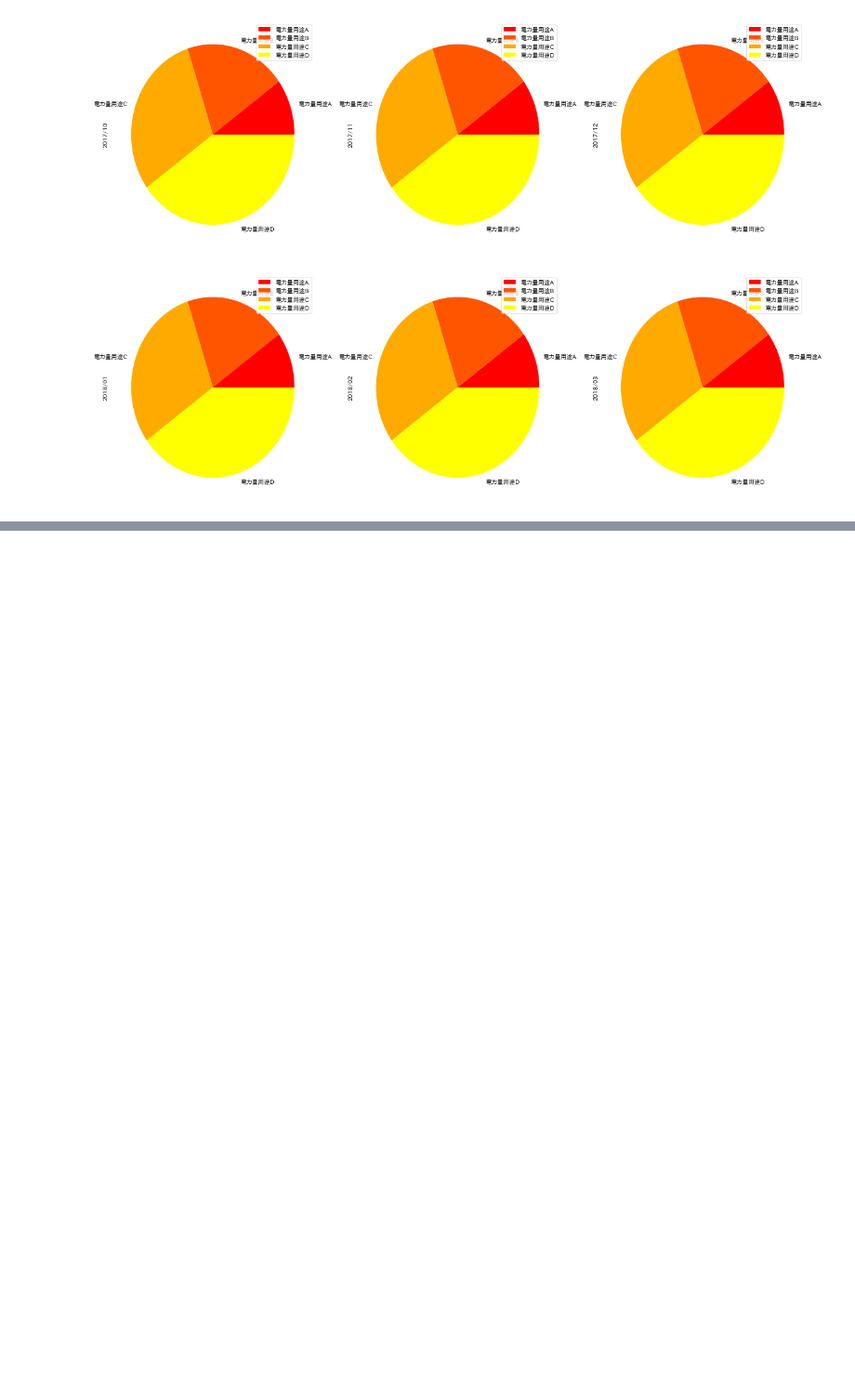
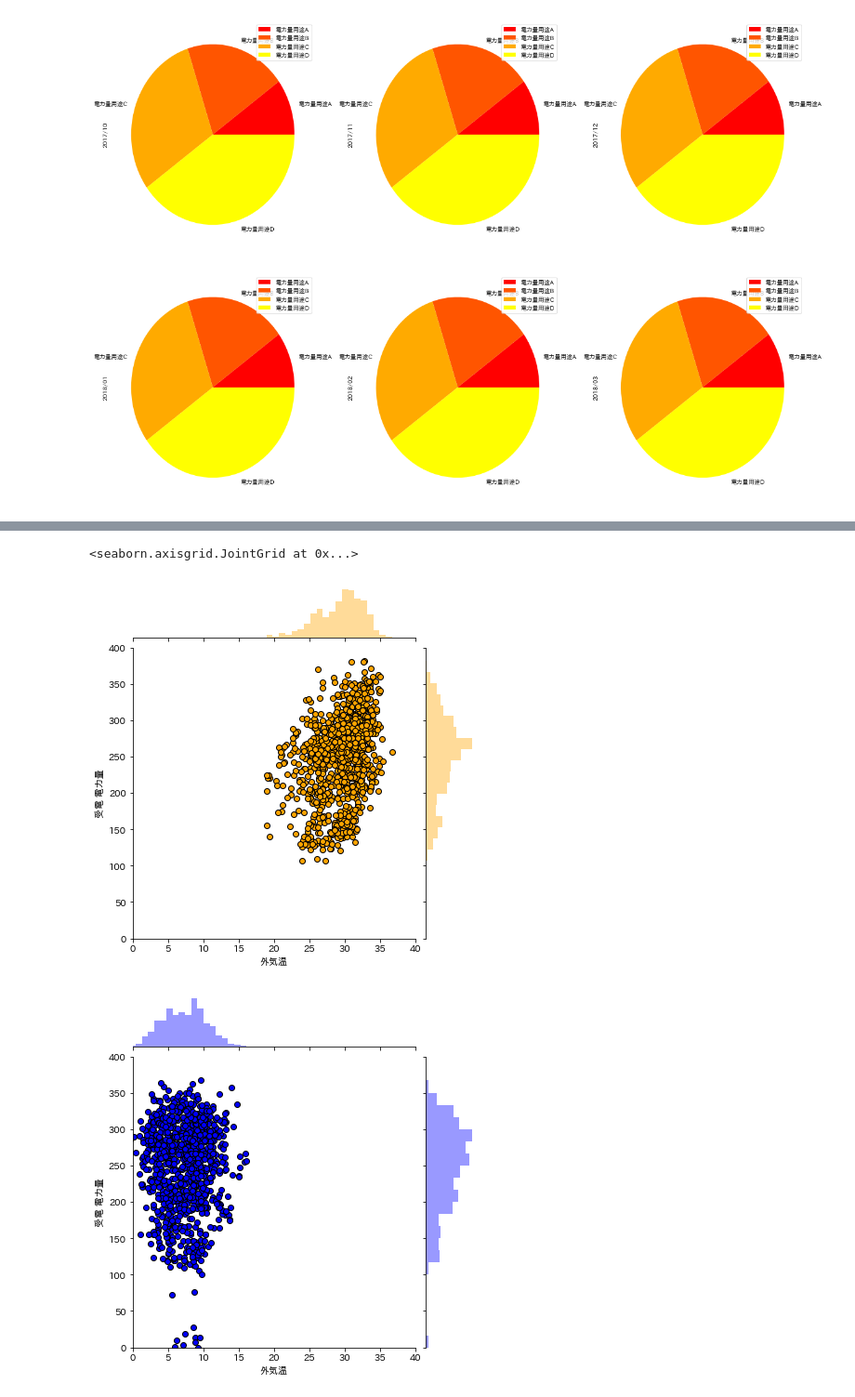
Before and after one commit to snuow/Visualization_for_EnergyDataAnalysis, a Jupyter notebook: Visualization_EnergyConsumption.ipynb, the cells around one changed output, grey strips where cells are left out. Shown at 93% size. Saved outputs shown, nothing was run; the diff lists cells and outputs as text; code cells hidden in the pictures; blank space fills up the shorter version.

Commit message:
fixed energycomsumption sns.jointplot

```diff
--- a/Visualization_EnergyConsumption.ipynb
+++ b/Visualization_EnergyConsumption.ipynb
@@ -35,8 +36,9 @@ vis_df = pd.read_csv(r'use_data/energy_data.csv',
                      engine='python',
                      parse_dates=[0],
                      header=0,
-                     skiprows=[1]
+                     skiprows=[1],
                     )
+#vis_df.index.freq = 'H'
 # %%
 #読み込んだデータの情報を出力
 vis_df.info()
@@ -245,0 +248,32 @@ sns.pairplot(vis_df_month['2017/05':'2017/10'],
+# %%
+# 特定の相関関係を見るときに使用
+# 同時にヒストグラムも表示
+# 夏期
+sns.jointplot(x = '外気温',# x軸の値を文字列で指定（データフレーム内のカラム名）
+              y = '受電 電力量',# y軸の値を文字列で指定（データフレーム内のカラム名）
+              # [(vis_df.index.hour >= 8) & (vis_df.index.hour <= 18)] : 8時から18時までのデータを使用
+              # ['20170701':'20170930']:期間は、20170701から20170930までを使用
+              data=vis_df[(vis_df.index.hour >= 8) & (vis_df.index.hour <= 18)]['20170701':'20170930'],
+              kind='scatter',# グラフ種類を文字列で指定
+              color='orange', # plotの色を指定
+              edgecolor='black', # plotの枠線の色を指定
+              xlim=(0,40),# x軸の上下限値をタプルで入力
+              ylim=(0,400),# y軸の上下限値をタプルで入力
+             )
+
+# 冬期
+sns.jointplot(x = '外気温',# x軸の値を文字列で指定（データフレーム内のカラム名）
+              y = '受電 電力量',# y軸の値を文字列で指定（データフレーム内のカラム名）
+              # [(vis_df.index.hour >= 8) & (vis_df.index.hour <= 18)] : 8時から18時までのデータを使用
+              # ['20171201':'20180228']:期間は、20171201から20180228までを使用
+              data=vis_df[(vis_df.index.hour >= 8) & (vis_df.index.hour <= 18)]['20171201':'20180228'],
+              kind='scatter',# グラフ種類を文字列で指定
+              color='blue', # plotの色を指定
+              edgecolor='black', # plotの枠線の色を指定
+              xlim=(0,40),# x軸の上下限値をタプルで入力
+              ylim=(0,400),# y軸の上下限値をタプルで入力
+             )
+# %% [output]
+<seaborn.axisgrid.JointGrid at 0x...>
+[figure, added]
+[figure, added]
```
Also changed, not shown: parts of 3 cells of this notebook.
